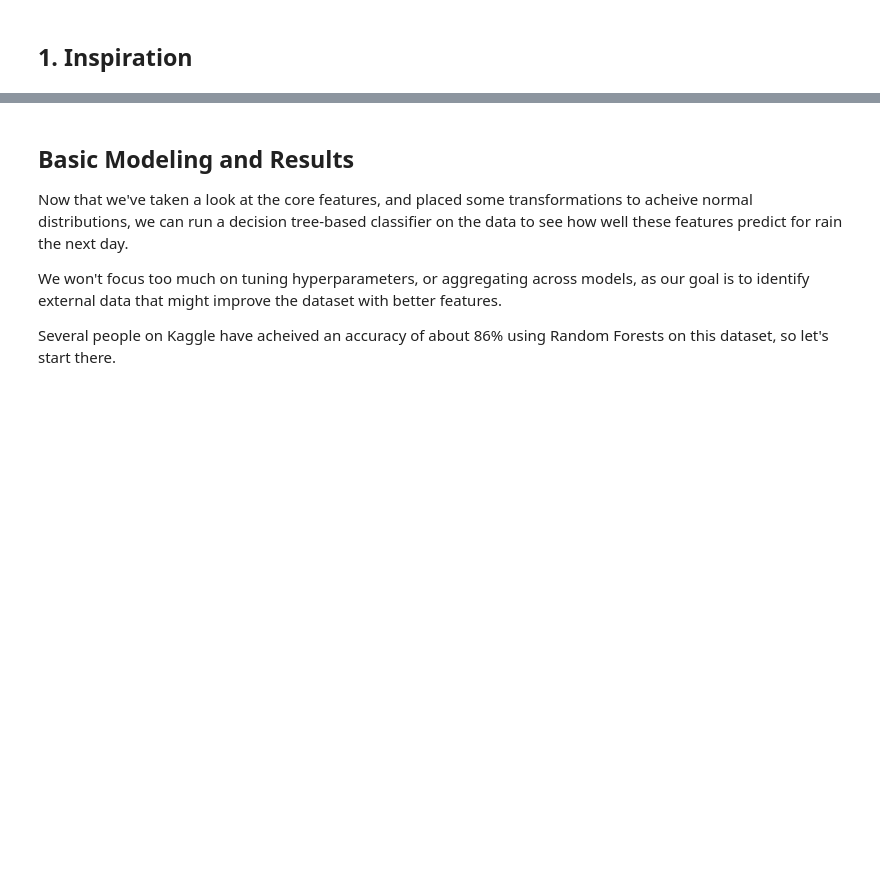
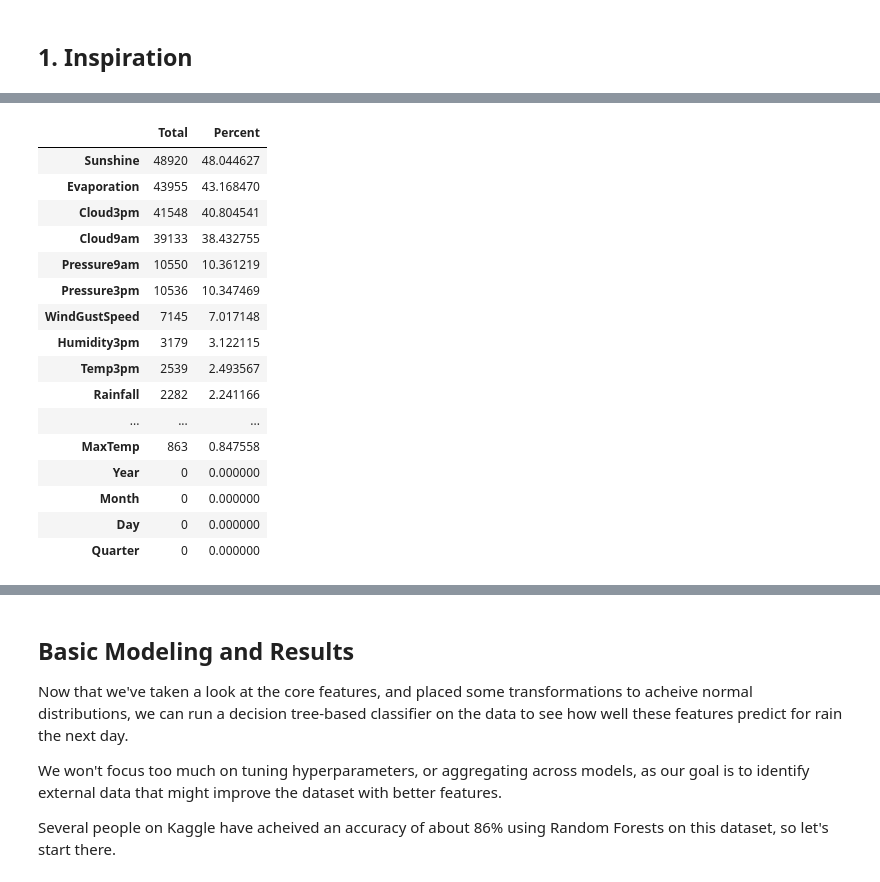
Before and after one commit to dmorrowjones/public_notebooks, a Jupyter notebook: RainStudy/RainStudyEDA.ipynb, the cells around one changed output, grey strips where cells are left out. Drawn from its saved outputs; the diff is of its cells as text; code cells hidden in the pictures; blank space fills up the shorter version.

```diff
--- a/RainStudy/RainStudyEDA.ipynb
+++ b/RainStudy/RainStudyEDA.ipynb
@@ -99,0 +138,5 @@ Let's run a pairplot on this sparse dataset to see what fields interact with eac
+# %%
+categorical = [var for var in df_train.columns if df_train[var].dtype == 'O']
+numerical = [var for var in df_train.columns if df_train[var].dtype != 'O']
+print("Categorical variables: \n" + str(categorical) + "\n")
+print("Numerical variables: \n" + str(numerical) + "\n")
@@ -99,0 +211,24 @@ Let's run a pairplot on this sparse dataset to see what fields interact with eac
+# %%
+# Numerical features
+total = df_train[numerical].isnull().sum().sort_values(ascending=False)
+percent = (df_train[numerical].isnull().sum()/df_train[numerical].isnull().count()).sort_values(ascending=False) * 100
+missing_data = pd.concat([total, percent], axis=1, keys=['Total', 'Percent'])
+missing_data.head(20)
+# %% [output]
+|  | Total | Percent |
+| Sunshine | 48920 | 48.044627 |
+| Evaporation | 43955 | 43.168470 |
+| Cloud3pm | 41548 | 40.804541 |
+| Cloud9am | 39133 | 38.432755 |
+| Pressure9am | 10550 | 10.361219 |
+| Pressure3pm | 10536 | 10.347469 |
+| WindGustSpeed | 7145 | 7.017148 |
+| Humidity3pm | 3179 | 3.122115 |
+| Temp3pm | 2539 | 2.493567 |
+| Rainfall | 2282 | 2.241166 |
+| ... | ... | ... |
+| MaxTemp | 863 | 0.847558 |
+| Year | 0 | 0.000000 |
+| Month | 0 | 0.000000 |
+| Day | 0 | 0.000000 |
+| Quarter | 0 | 0.000000 |
```
Also changed, not shown: parts of 61 cells of this notebook.
